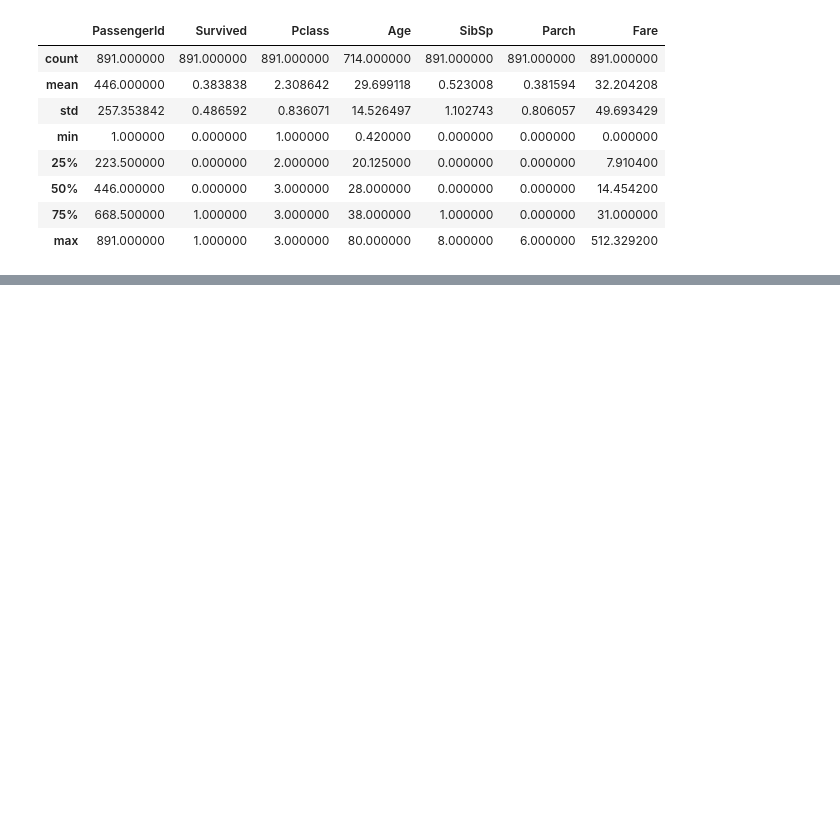
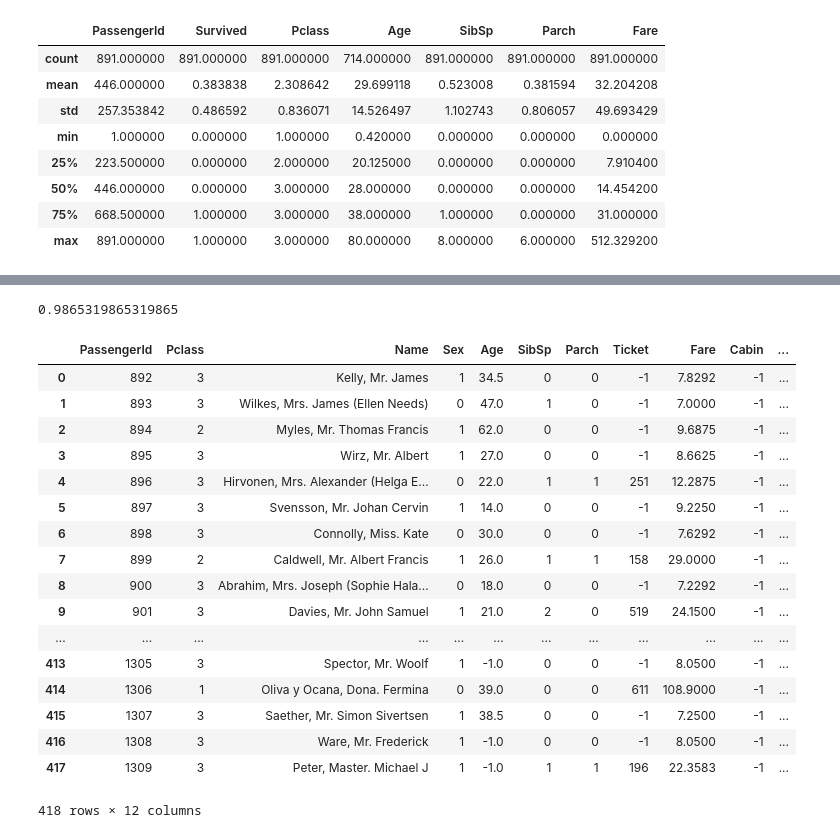
Before and after one commit to fsuarezj/kaggle_titanic, a Jupyter notebook: kernel_titanic.ipynb, the cells around one changed output, grey strips where cells are left out. Saved outputs shown, nothing was run; the diff lists cells and outputs as text; code cells hidden in the pictures; blank space fills up the shorter version.

```diff
--- a/kernel_titanic.ipynb
+++ b/kernel_titanic.ipynb
@@ -141,0 +78,36 @@ ValueError: could not convert string to float: 'male'
+# %%
+m.fit(df, y)
+m.score(df, y)
+# %% [output]
+0.9865319865319865
+# %%
+test_raw.Sex = test_raw.Sex.cat.codes
+test_raw.Ticket = test_raw.Ticket.cat.codes
+test_raw.Cabin = test_raw.Cabin.cat.codes
+test_raw.Embarked = test_raw.Embarked.cat.codes
+# %%
+df.replace([np.inf, -np.inf], np.nan)
+test_raw.fillna(-1, inplace = True)
+test_raw.dropna(inplace=True)
+# %%
+test_raw["Age_na"] = False
+display(test_raw)
+# %% [output]
+|  | PassengerId | Pclass | Name | Sex | Age | SibSp | Parch | Ticket | Fare | Cabin | ... |
+| 0 | 892 | 3 | Kelly, Mr. James | 1 | 34.5 | 0 | 0 | -1 | 7.8292 | -1 | ... |
+| 1 | 893 | 3 | Wilkes, Mrs. James (Ellen Needs) | 0 | 47.0 | 1 | 0 | -1 | 7.0000 | -1 | ... |
+| 2 | 894 | 2 | Myles, Mr. Thomas Francis | 1 | 62.0 | 0 | 0 | -1 | 9.6875 | -1 | ... |
+| 3 | 895 | 3 | Wirz, Mr. Albert | 1 | 27.0 | 0 | 0 | -1 | 8.6625 | -1 | ... |
+| 4 | 896 | 3 | Hirvonen, Mrs. Alexander (Helga E... | 0 | 22.0 | 1 | 1 | 251 | 12.2875 | -1 | ... |
+| 5 | 897 | 3 | Svensson, Mr. Johan Cervin | 1 | 14.0 | 0 | 0 | -1 | 9.2250 | -1 | ... |
+| 6 | 898 | 3 | Connolly, Miss. Kate | 0 | 30.0 | 0 | 0 | -1 | 7.6292 | -1 | ... |
+| 7 | 899 | 2 | Caldwell, Mr. Albert Francis | 1 | 26.0 | 1 | 1 | 158 | 29.0000 | -1 | ... |
+| 8 | 900 | 3 | Abrahim, Mrs. Joseph (Sophie Hala... | 0 | 18.0 | 0 | 0 | -1 | 7.2292 | -1 | ... |
+| 9 | 901 | 3 | Davies, Mr. John Samuel | 1 | 21.0 | 2 | 0 | 519 | 24.1500 | -1 | ... |
+| ... | ... | ... | ... | ... | ... | ... | ... | ... | ... | ... | ... |
+| 413 | 1305 | 3 | Spector, Mr. Woolf | 1 | -1.0 | 0 | 0 | -1 | 8.0500 | -1 | ... |
+| 414 | 1306 | 1 | Oliva y Ocana, Dona. Fermina | 0 | 39.0 | 0 | 0 | 611 | 108.9000 | -1 | ... |
+| 415 | 1307 | 3 | Saether, Mr. Simon Sivertsen | 1 | 38.5 | 0 | 0 | -1 | 7.2500 | -1 | ... |
+| 416 | 1308 | 3 | Ware, Mr. Frederick | 1 | -1.0 | 0 | 0 | -1 | 8.0500 | -1 | ... |
+| 417 | 1309 | 3 | Peter, Master. Michael J | 1 | -1.0 | 1 | 1 | 196 | 22.3583 | -1 | ... |
+418 rows × 12 columns
```
Also changed, not shown: parts of 15 cells of this notebook.
